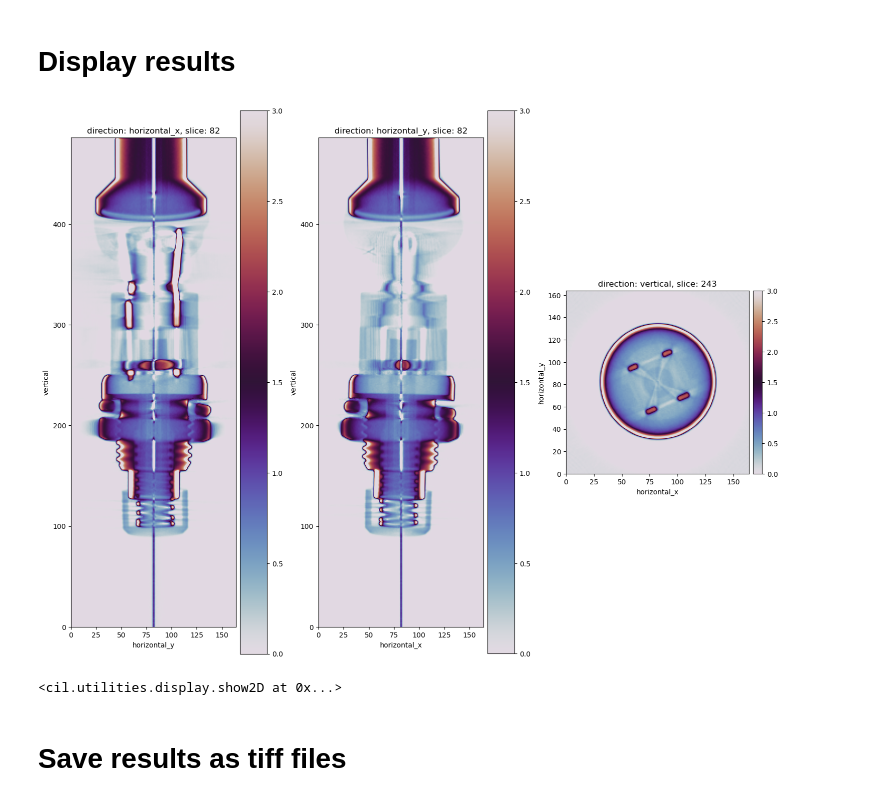
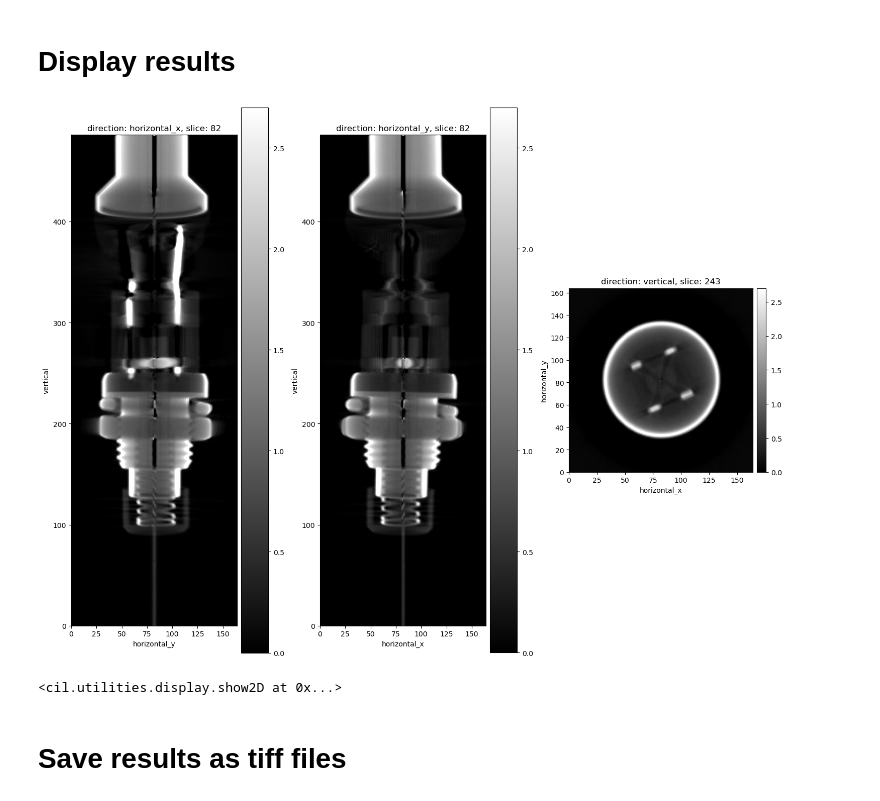
Before and after one commit to tleissner/cil-import-bruker, a Jupyter notebook: bruker2cil.ipynb, the cells around one changed output. Cells and saved outputs as stored; diff of their text form; code cells hidden in the pictures.

```diff
--- a/bruker2cil.ipynb
+++ b/bruker2cil.ipynb
@@ -234,13 +238,13 @@ Reconstruction Options:
 # %%
 show2D(recon, slice_list= \
        [('horizontal_x', np.floor_divide(ig.shape[2],2)), \
         ('horizontal_y', np.floor_divide(ig.shape[1],2)), \
         ('vertical', np.floor_divide(ig.shape[0],2))], \
         num_cols=3, \
-        cmap="twilight",
-        fix_range=(-0.0,3))
+        cmap="grey",
+        fix_range=(-0.0,2.7))
 # %% [output]
-[figure, old version]
+[figure, new version]
 <cil.utilities.display.show2D at 0x...>
 # %% [markdown]
 # Save results as tiff files
```
Also changed, not shown: parts of 2 cells of this notebook, 4 other files.
